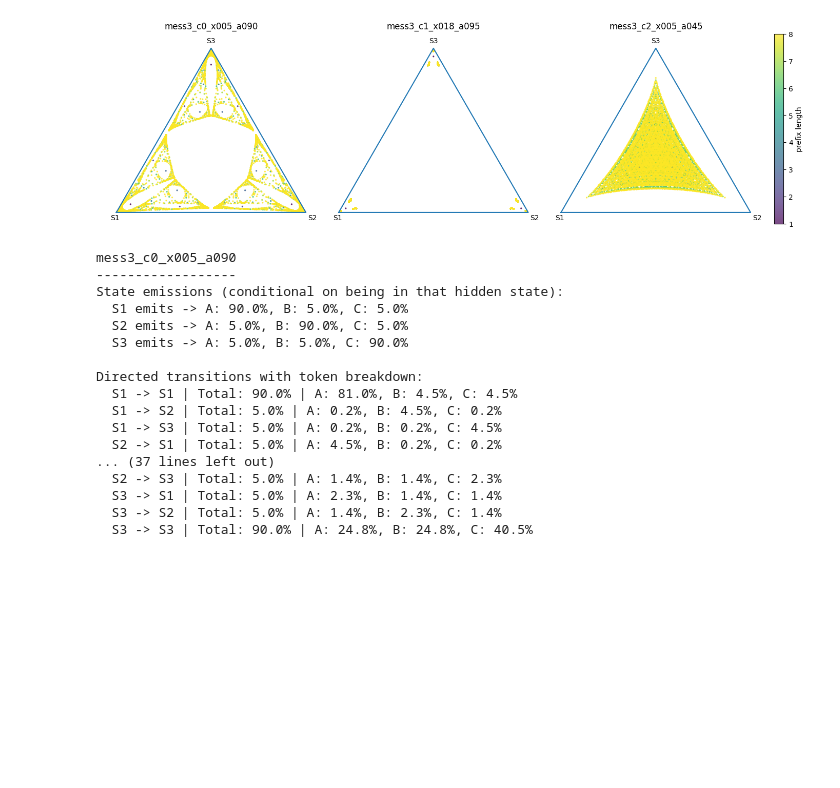
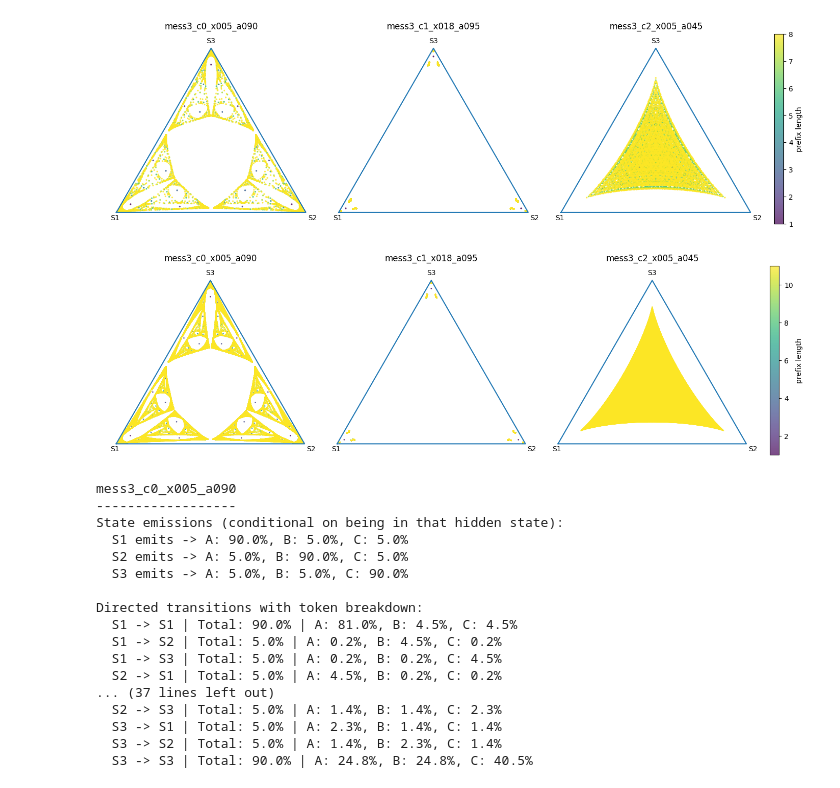
Before and after one commit to nikakogho/MATS-Simplex-Takehome, a Jupyter notebook: notebooks/simplex_takehome.ipynb, the cells around one changed output. Saved outputs shown, nothing was run; the diff lists cells and outputs as text; code cells hidden in the pictures; blank space fills up the shorter version.

```diff
--- a/notebooks/simplex_takehome.ipynb
+++ b/notebooks/simplex_takehome.ipynb
@@ -319,6 +357,44 @@ plt.tight_layout()
 plt.show()
 # %% [output]
 [figure]
+# %%
+fig, axes = plt.subplots(1, 3, figsize=(15, 4.8))
+
+for ax, comp in zip(axes, components):
+    prefixes, beliefs, lengths = enumerate_prefix_beliefs(
+        comp,
+        max_len=11,
+        use="filtered_after_obs",
+    )
+    xy = simplex_to_2d(beliefs)
+
+    draw_simplex(ax)
+
+    sc = ax.scatter(
+        xy[:,0],
+        xy[:,1],
+        c=lengths,
+        cmap="viridis",
+        s=1,
+        alpha=0.7,
+    )
+
+    ax.set_title(comp.name)
+
+cbar = fig.colorbar(
+    sc,
+    ax=axes,
+    location="right",
+    fraction=0.02,
+    pad=-0.17
+)
+
+cbar.set_label("prefix length")
+
+plt.tight_layout()
+plt.show()
+# %% [output]
+[figure, added]
 # %%
 def print_mess3_hmm_text(component):
     """Print each directed transition and its token probabilities."""
```
Also changed, not shown: parts of 2 cells of this notebook, 4 other files.
